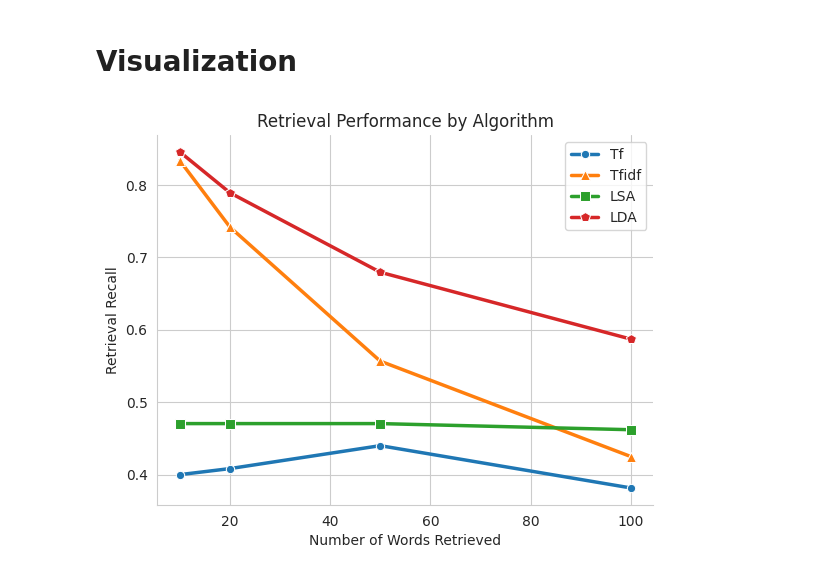
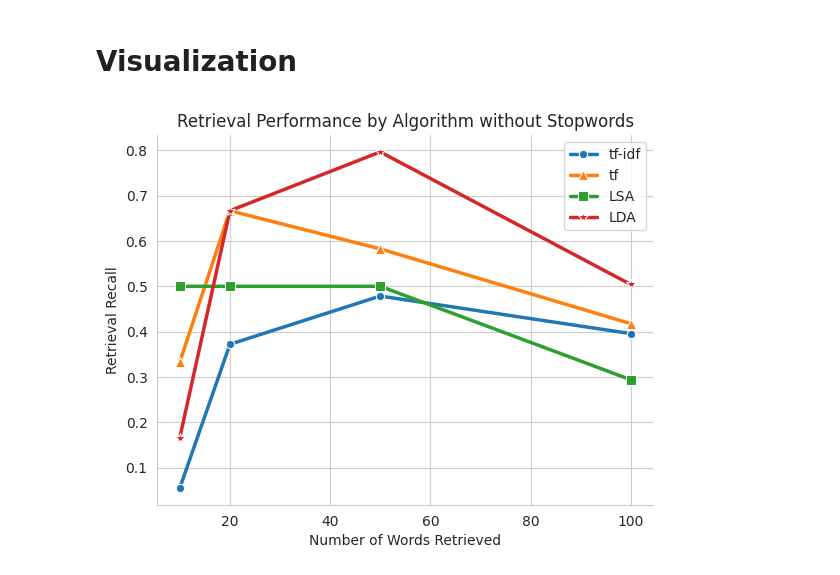
Before and after one commit to Casper-Guo/EECS-487-Project, a Jupyter notebook: experiment.ipynb, the cells around one changed output. Cells and saved outputs as stored; diff of their text form; code cells hidden in the pictures.

Commit message:
All visualizations

```diff
--- a/experiment.ipynb
+++ b/experiment.ipynb
@@ -79,10 +112,14 @@ retrieval_key = ['tf', 'df', 'tfidf']
 
 for movie, info in movie_info.items():
     for key in retrieval_key:
+        key_performance_stopwords = []
         key_performance = []
         for num in num_retrieved:
             top_words = json_retrieve_top_x(info['json'], key, num)
-            performance = eval_retrieval(top_words, info['summary'])
+            performance_stopwords = eval_retrieval(top_words, info['summary'])
+            performance = eval_retrieval(top_words, info['summary'], True)
+            key_performance_stopwords.append(performance_stopwords)
             key_performance.append(performance)
+        retrieval_performance[movie][f"{key}_stopwords"] = key_performance_stopwords
         retrieval_performance[movie][key] = key_performance
 # %%
@@ -174,10 +213,14 @@ def lsa_retrieve_top_x(vtt, x: int, num_topics: int = 50) -> set[str]:
     return top_terms
 # %%
 for movie, info in movie_info.items():
+    lsa_performance_stopwords = []
     lsa_performance = []
     for num in num_retrieved:
         top_words = lsa_retrieve_top_x(info['vtt'], num)
-        performance = eval_retrieval(top_words, info['summary'])
+        performance = eval_retrieval(top_words, info['summary'], True)
+        performance_stopwords = eval_retrieval(top_words, info['summary'])
+        lsa_performance_stopwords.append(performance_stopwords)
         lsa_performance.append(performance)
     retrieval_performance[movie]["lsa_performance"] = lsa_performance
+    retrieval_performance[movie]["lsa_performance_stopwords"] = lsa_performance_stopwords
 # %%
@@ -227,3 +271,15 @@ def lda_retrieve_top_x(captions: list[list[str]], x: int, num_topics: int = 10)
         top_x.update(i[0] for i in words)
 
     return top_x
+# %%
+lda_tuning = []
+
+for movie, info in movie_info.items():
+    movie_performance = []
+    for topic in range(1, 11):
+        top_words = lda_retrieve_top_x(info['tokens'], 50, topic)
+        performance = eval_retrieval(top_words, info['summary'], True)
+        movie_performance.append(performance)
+    lda_tuning.append(movie_performance)
+
+lda_tuning = np.array(lda_tuning).mean(axis=0)
@@ -230,9 +304,13 @@ def lda_retrieve_top_x(captions: list[list[str]], x: int, num_topics: int = 10)
 # %%
 for movie, info in movie_info.items():
     lda_performance = []
+    lda_performance_stopwords = []
     for num in num_retrieved:
-        top_words = lda_retrieve_top_x(info['tokens'], num)
-        performance = eval_retrieval(top_words, info['summary'])
+        top_words = lda_retrieve_top_x(info['tokens'], num, 3)
+        performance = eval_retrieval(top_words, info['summary'], True)
         lda_performance.append(performance)
+        performance_stopwords = eval_retrieval(top_words, info['summary'])
+        lda_performance_stopwords.append(performance_stopwords)
     retrieval_performance[movie]["lda_performance"] = lda_performance
+    retrieval_performance[movie]["lda_performance_stopwords"] = lda_performance_stopwords
 # %%
@@ -263,38 +342,38 @@ plt.subplots()
 sns.lineplot(
     x=num_retrieved,
     y=tfidf_performance,
-    label="Tf",
+    label="tf-idf",
     marker='o',
     lw=2.5
 )
 sns.lineplot(
     x=num_retrieved,
     y=tf_performance,
-    label="Tfidf",
+    label="tf",
     marker='^',
     ms=7.5,
     lw=2.5
 )
 sns.lineplot(
     x=num_retrieved,
     y=lsa_performance,
     label="LSA",
     marker='s',
     ms=7.5,
     lw=2.5
 )
 sns.lineplot(
     x=num_retrieved,
     y=lda_performance,
     label="LDA",
-    marker='p',
+    marker='*',
     ms=7.5,
     lw=2.5
 )
 sns.despine()
 plt.xlabel("Number of Words Retrieved")
 plt.ylabel("Retrieval Recall")
-plt.title("Retrieval Performance by Algorithm")
-plt.savefig("all_performance.png", dpi=200)
+plt.title("Retrieval Performance by Algorithm without Stopwords")
+plt.savefig("result_visualizations/all_performance.png", dpi=200)
 # %% [output]
-[figure, old version]
+[figure, new version]
```
Also changed, not shown: parts of 11 cells of this notebook, 4 other files.
